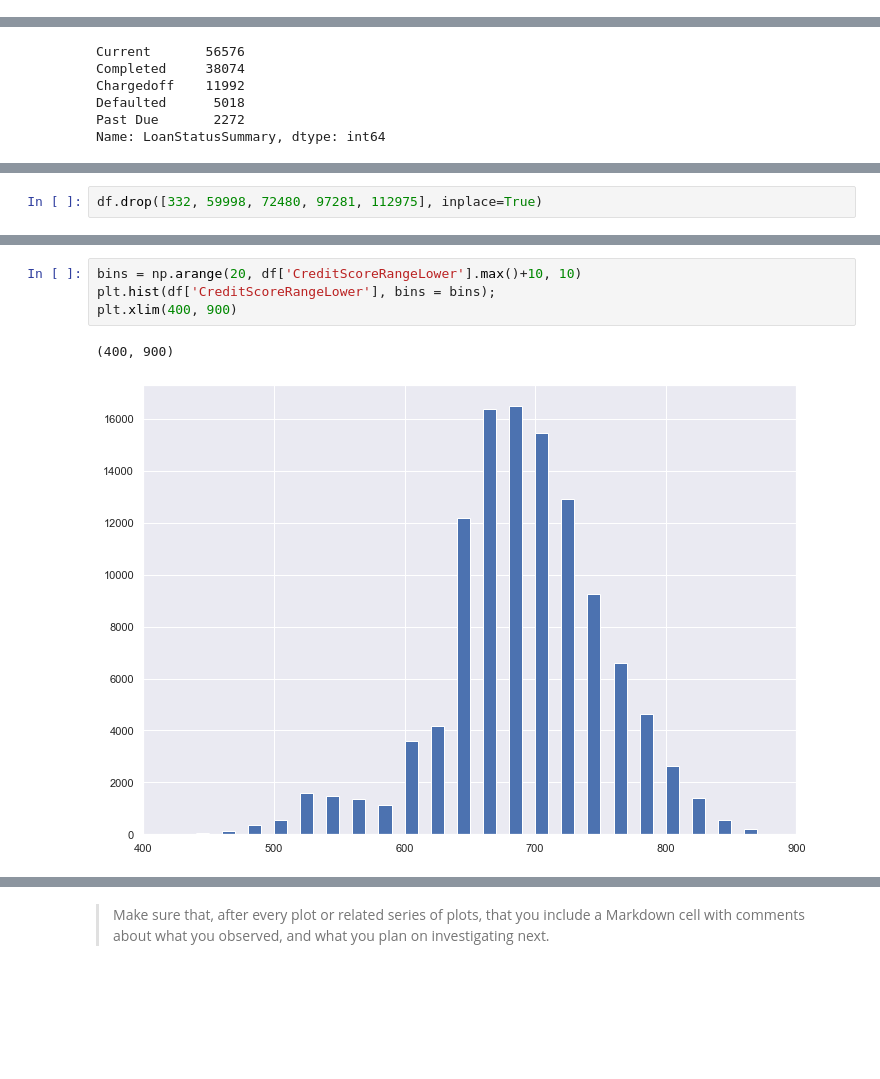
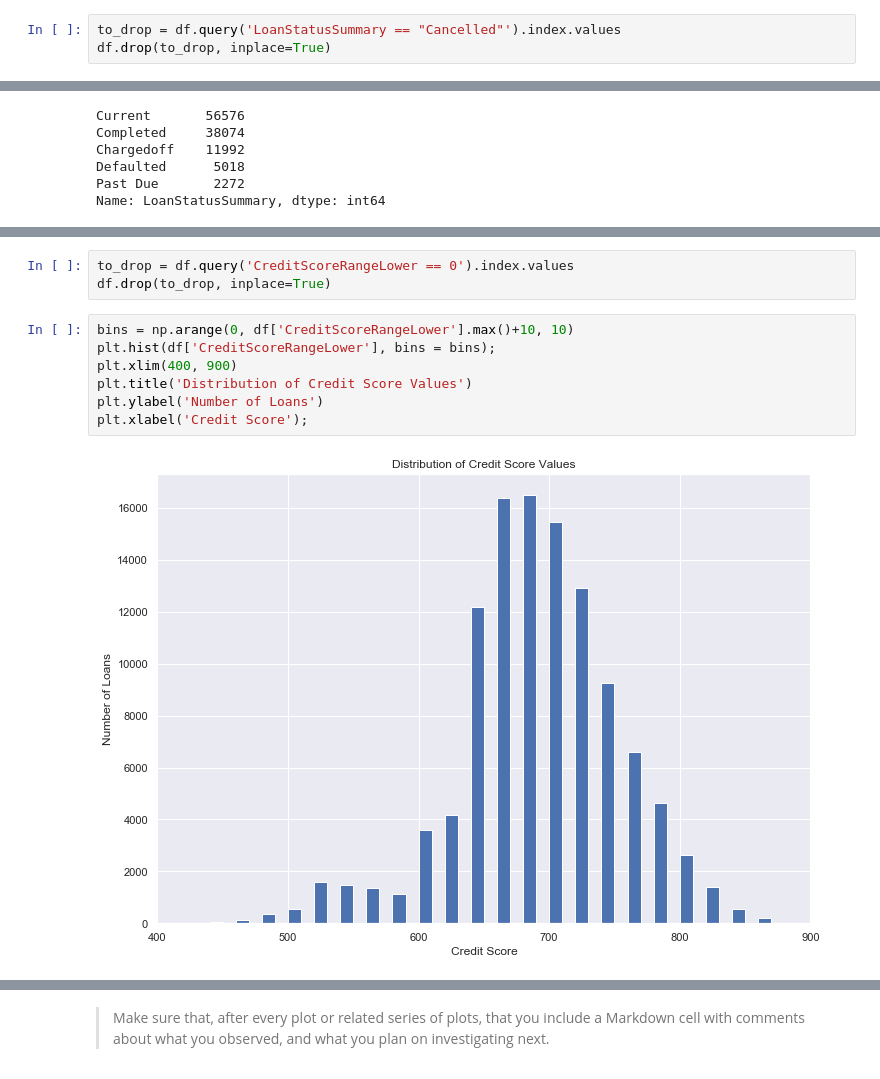
Before and after one commit to lizvqz/ProsperLoanDataAnalysis, a Jupyter notebook: exploration.ipynb, the cells around one changed output, grey strips where cells are left out. Saved outputs shown, nothing was run; the diff lists cells and outputs as text; blank space fills up the shorter version.

```diff
--- a/exploration.ipynb
+++ b/exploration.ipynb
@@ -123,0 +138,3 @@ df['LoanStatusSummary'] = df.apply(LoanStatus, axis = 1)
+# %%
+to_drop = df.query('LoanStatusSummary == "Cancelled"').index.values
+df.drop(to_drop, inplace=True)
@@ -148,2 +164,0 @@ Int64Index([332, 59998, 72480, 97281, 112975], dtype='int64')
-# %%
-df.drop([332, 59998, 72480, 97281, 112975], inplace=True)
@@ -227,7 +211,12 @@ plt.hist(df['CreditScoreRangeLower'], bins = bins);
+# %%
+to_drop = df.query('CreditScoreRangeLower == 0').index.values
+df.drop(to_drop, inplace=True)
 # %%
-bins = np.arange(20, df['CreditScoreRangeLower'].max()+10, 10)
+bins = np.arange(0, df['CreditScoreRangeLower'].max()+10, 10)
 plt.hist(df['CreditScoreRangeLower'], bins = bins);
 plt.xlim(400, 900)
+plt.title('Distribution of Credit Score Values')
+plt.ylabel('Number of Loans')
+plt.xlabel('Credit Score');
 # %% [output]
-(400, 900)
-[figure, old version]
+[figure, new version]
```
Also changed, not shown: parts of 91 cells of this notebook, 5 other files.
